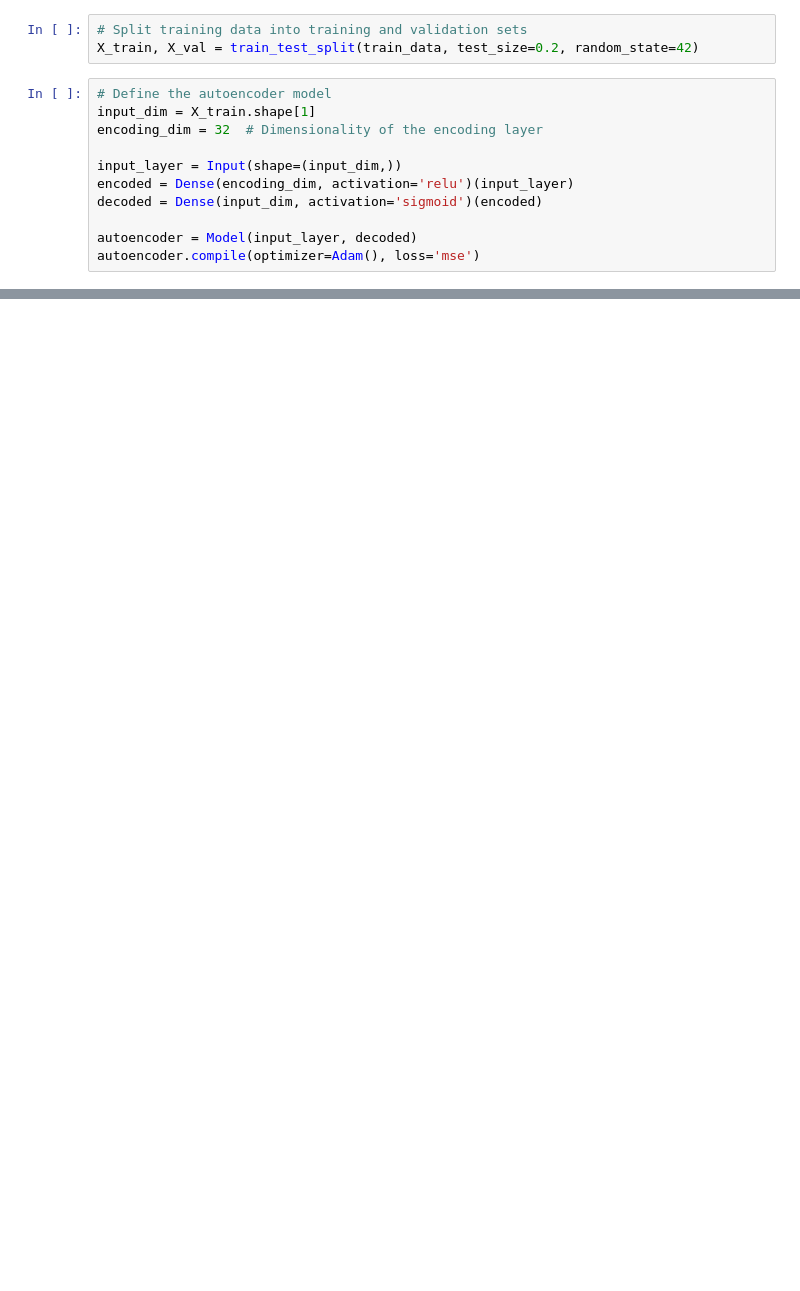
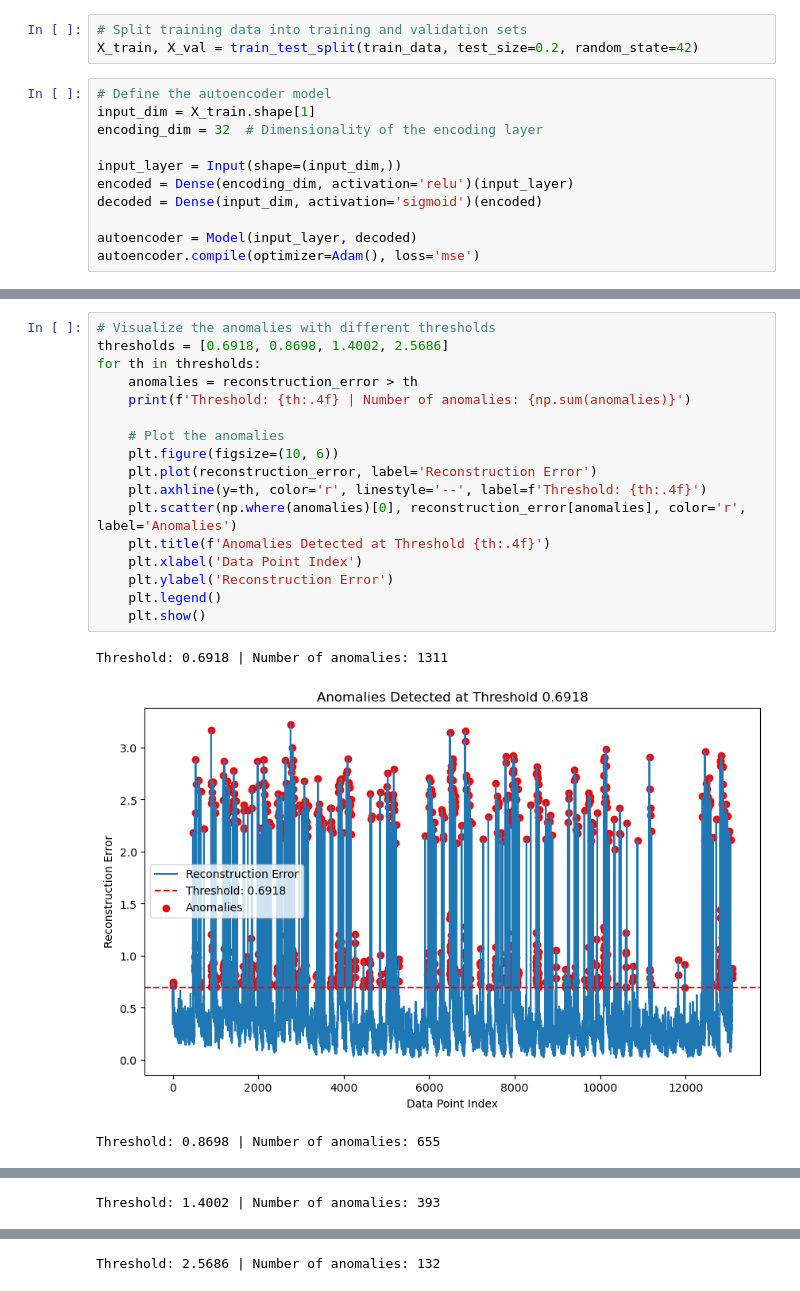
Before and after one commit to UdayKiran112/Industrial-Anomaly-Detection, a Jupyter notebook: autoencoder_train_new.ipynb, the cells around one changed output, grey strips where cells are left out. Saved outputs shown, nothing was run; the diff lists cells and outputs as text; blank space fills up the shorter version.

```diff
--- a/autoencoder_train_new.ipynb
+++ b/autoencoder_train_new.ipynb
@@ -124,0 +130,21 @@ TensorFlow version: 2.17.0
+# %%
+# Visualize the anomalies with different thresholds
+thresholds = [0.6918, 0.8698, 1.4002, 2.5686]
+for th in thresholds:
+    anomalies = reconstruction_error > th
+    print(f'Threshold: {th:.4f} | Number of anomalies: {np.sum(anomalies)}')
+
+    # Plot the anomalies
+    plt.figure(figsize=(10, 6))
+    plt.plot(reconstruction_error, label='Reconstruction Error')
+    plt.axhline(y=th, color='r', linestyle='--', label=f'Threshold: {th:.4f}')
+    plt.scatter(np.where(anomalies)[0], reconstruction_error[anomalies], color='r', label='Anomalies')
+    plt.title(f'Anomalies Detected at Threshold {th:.4f}')
+    plt.xlabel('Data Point Index')
+    plt.ylabel('Reconstruction Error')
+    plt.legend()
+    plt.show()
+# %% [output]
+Threshold: 0.6918 | Number of anomalies: 1311
+[figure, added]
+Threshold: 0.8698 | Number of anomalies: 655
@@ -124,0 +152 @@ TensorFlow version: 2.17.0
+Threshold: 1.4002 | Number of anomalies: 393
@@ -124,0 +154 @@ TensorFlow version: 2.17.0
+Threshold: 2.5686 | Number of anomalies: 132
```
Also changed, not shown: parts of 14 cells of this notebook, 2 other files.
